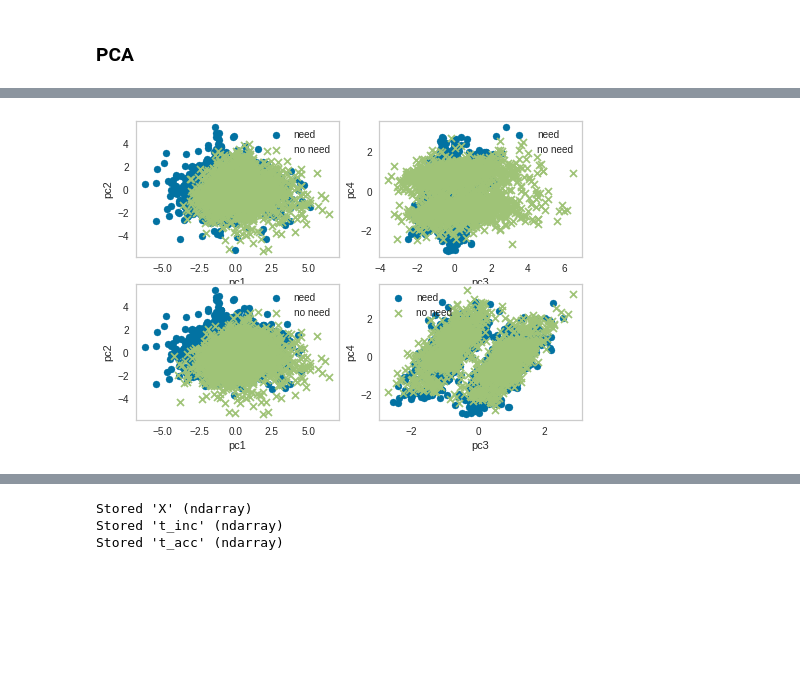
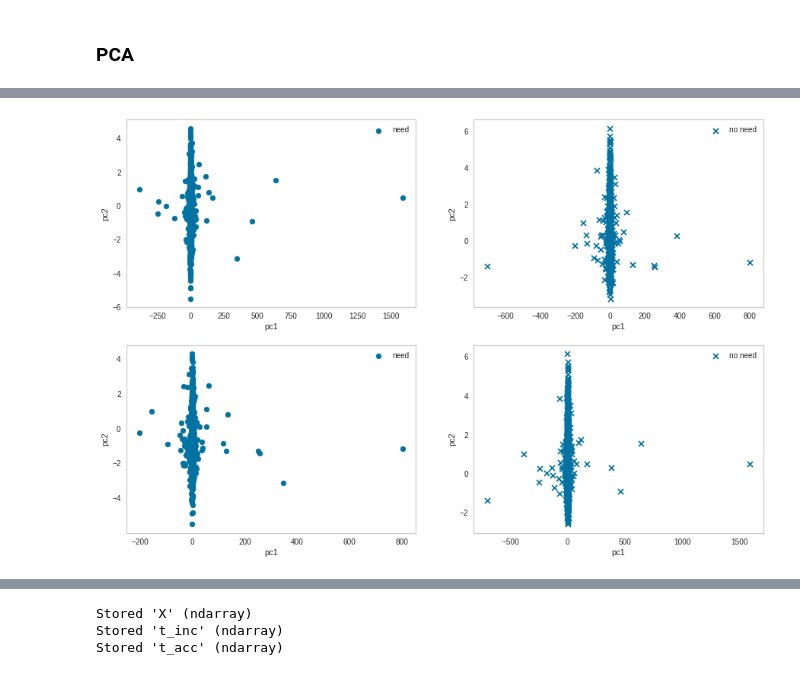
Before and after one commit to Emmalito/ML_BC2, a Jupyter notebook: src/2_Preprocessing.ipynb, the cells around one changed output, grey strips where cells are left out. Saved outputs shown, nothing was run; the diff lists cells and outputs as text; code cells hidden in the pictures; blank space fills up the shorter version.

```diff
--- a/src/2_Preprocessing.ipynb
+++ b/src/2_Preprocessing.ipynb
@@ -394,22 +382,18 @@ Here the PCA :
 # PCA
 
 pca = PCA()
-# we fit the dataset
-pca.fit(X_train)
-# we extract the principal components directions
-print('first principal component direction:', pca.components_[:,0])
+pca.fit(X_train[:,[0,3,4,5]]) # we fit the dataset
+print('first principal component direction:', pca.components_[:,0]) # we extract the principal components directions
 
-# and the corresponding explained variance
-explained = pca.explained_variance_
+explained = pca.explained_variance_ratio_  # and the corresponding explained variance
 print('explained variance:', explained)
 
-#transform into PC space
-T = pca.transform(X_train)
+T = pca.transform(X_train[:,[0,3,4,5]])  #transform into PC space
 
 explained_variance = np.cumsum(explained) / sum(explained)
 explained_variance = np.insert(explained_variance, 0, 0.)
 
-plt.figure(figsize=(12,7))
+plt.figure(figsize=(12,5))
 plt.plot(range(len(explained_variance)), explained_variance)
 plt.xlabel('Number of components')
 plt.ylabel('Explained variance')
@@ -429,34 +415,35 @@ For exemple, let's plot somme data in the most important pc space and see that t
 # %%
-need = T[Acc_train==1]
-no_need = T[Acc_train==0]
-need_inc = T[Inc_train==1]
-no_need_inc = T[Inc_train==0]
-fig, axis = plt.subplots(2, 2)
+need, no_need = T[Acc_train==1], T[Acc_train==0]
+need_inc, no_need_inc = T[Inc_train==1], T[Inc_train==0]
 
+#Plot
+fig, axis = plt.subplots(2, 2, figsize=(15,10))
+axes[0].set_title("Datas for AccumulationInvestment target")
 axis[0,0].scatter(need[:, 0], need[:, 1], label='need')
-axis[0,0].scatter(no_need[:, 0], no_need[:, 1], label='no need', marker='x')
+#axis[0,0].scatter(no_need[:, 0], no_need[:, 1], label='no need', marker='x')
 axis[0,0].set(xlabel='pc1', ylabel='pc2')
 axis[0,0].grid()
 axis[0,0].legend()
 
-axis[0,1].scatter(need[:, 2], need[:, 3], label='need')
-axis[0,1].scatter(no_need[:, 0], no_need[:, 2], label='no need', marker='x')
-axis[0,1].set(xlabel='pc3', ylabel='pc4')
+axis[0,1].scatter(no_need[:, 0], no_need[:, 1], label='no need', marker='x') #(need[:, 2], need[:, 3], label='need')
+#axis[0,1].scatter(no_need[:, 0], no_need[:, 2], label='no need', marker='x')
+axis[0,1].set(xlabel='pc1', ylabel='pc2')
 axis[0,1].grid()
 axis[0,1].legend()
 
+axes[1].set_title("Datas for IncomeInvestmentincome target")
 axis[1,0].scatter(need_inc[:, 0], need_inc[:, 1], label='need')
-axis[1,0].scatter(no_need_inc[:, 0], no_need_inc[:, 1], label='no need', marker='x')
+#axis[1,0].scatter(no_need_inc[:, 0], no_need_inc[:, 1], label='no need', marker='x')
 axis[1,0].set(xlabel='pc1', ylabel='pc2')
 axis[1,0].grid()
 axis[1,0].legend()
 
-axis[1,1].scatter(need_inc[:, 2], need_inc[:, 3], label='need')
-axis[1,1].scatter(no_need_inc[:, 2], no_need_inc[:, 3], label='no need', marker='x')
-axis[1,1].set(xlabel='pc3', ylabel='pc4')
+axis[1,1].scatter(no_need_inc[:, 0], no_need_inc[:, 1], label='no need', marker='x') #(need_inc[:, 2], need_inc[:, 3], label='need')
+#axis[1,1].scatter(no_need_inc[:, 2], no_need_inc[:, 3], label='no need', marker='x')
+axis[1,1].set(xlabel='pc1', ylabel='pc2')
 axis[1,1].grid()
 axis[1,1].legend()
 
 plt.show()
 # %% [output]
-[figure, old version]
+[figure, new version]
```
Also changed, not shown: parts of 19 cells of this notebook.
